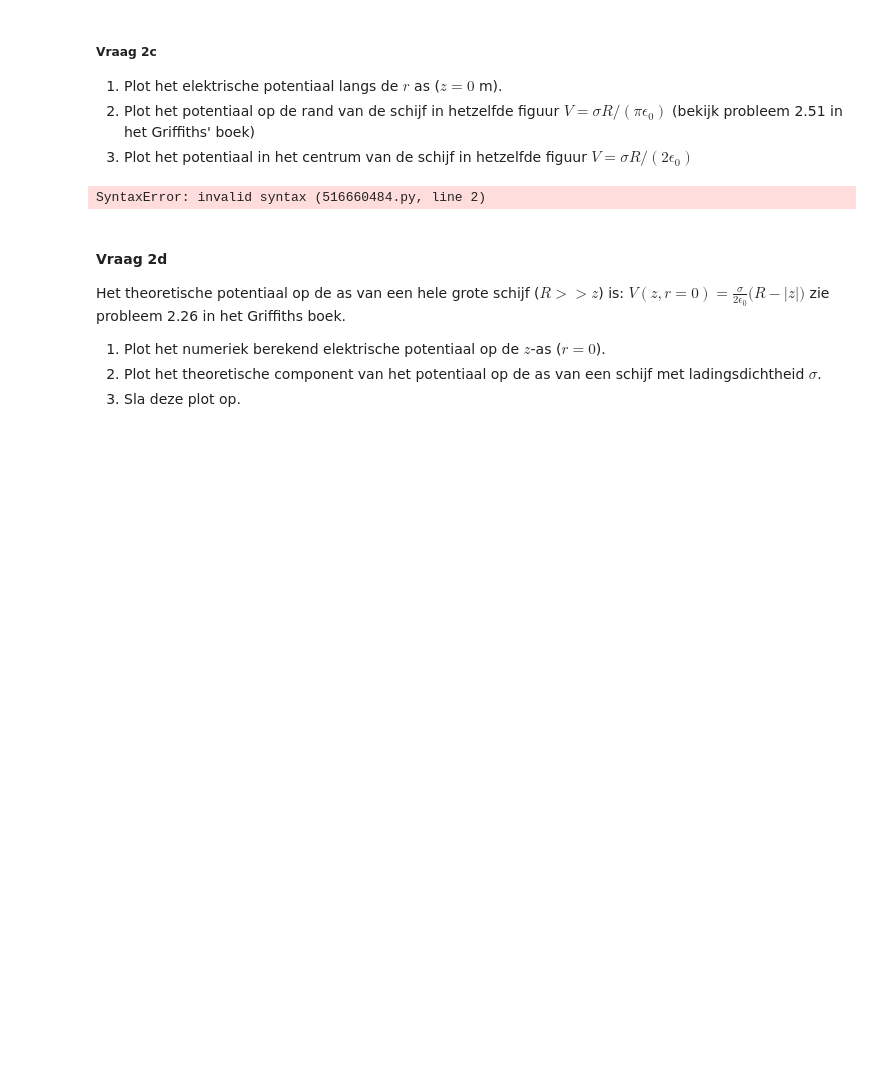
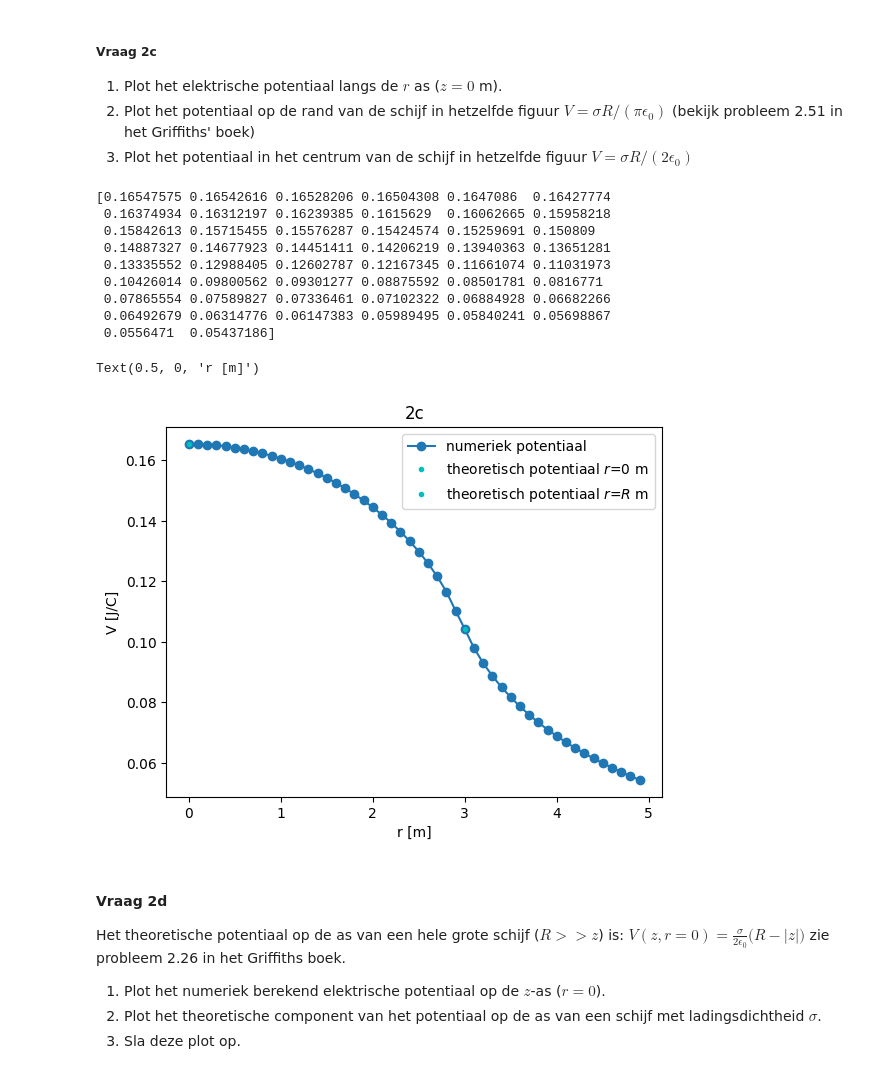
Before and after one commit to FS314159265358979323846264338/opdrachten-DEF-D, a Jupyter notebook: DigitaleOntwerpopdrachten/1CondensatorOpdracht/CondensatorOntwerpopdracht.ipynb, the cells around one changed output. Cells and saved outputs as stored; diff of their text form; code cells hidden in the pictures; blank space fills up the shorter version.

```diff
--- a/DigitaleOntwerpopdrachten/1CondensatorOpdracht/CondensatorOntwerpopdracht.ipynb
+++ b/DigitaleOntwerpopdrachten/1CondensatorOpdracht/CondensatorOntwerpopdracht.ipynb
@@ -200,22 +207,32 @@ Het aantal punten dat gebruikt wordt om de schijf te creëren is number_point_ch
 3. Plot het potentiaal in het centrum van de schijf in hetzelfde figuur $V = \sigma R/(2 \epsilon_0)$
 # %%
 # Vul deze code aan zodat deze vraag 2.3 beantwoord.
-idx_z_zero =
+idx_z_zero = np.argmin(abs(z))
 
-V_0 =  # potentiaal op r = 0
+V_0 =  V[idx_z_zero,0] # potentiaal op r = 0
 
-V_R =  # potentiaal op de straal van de schijf
-r_R =  # straal van de schijf
-
-plt.title(f"Jullie titel")
-plt.plot(r, V, "o-", label="numeriek potentiaal")
+V_R =  V[idx_z_zero,30] # potentiaal op de straal van de schijf
+r_R =  disk_radius # straal van de schijf
+print(V[idx_z_zero,:])
+plt.title(f"2c")
+plt.plot(r, V[idx_z_zero,:], "o-", label="numeriek potentiaal")
 plt.plot(0, V_0, "c.", label="theoretisch potentiaal $r$=0 m")
 plt.plot(r_R, V_R, "c.", label="theoretisch potentiaal $r$=$R$ m")
 plt.legend()
-plt.xlabel("Een relevante eenheid")
-plt.ylabel("Een relevante eenheid")
+plt.ylabel("V [J/C]")
+plt.xlabel("r [m]")
 # %% [output]
-SyntaxError: invalid syntax (516660484.py, line 2)
+[0.16547575 0.16542616 0.16528206 0.16504308 0.1647086  0.16427774
+ 0.16374934 0.16312197 0.16239385 0.1615629  0.16062665 0.15958218
+ 0.15842613 0.15715455 0.15576287 0.15424574 0.15259691 0.150809
+ 0.14887327 0.14677923 0.14451411 0.14206219 0.13940363 0.13651281
+ 0.13335552 0.12988405 0.12602787 0.12167345 0.11661074 0.11031973
+ 0.10426014 0.09800562 0.09301277 0.08875592 0.08501781 0.0816771
+ 0.07865554 0.07589827 0.07336461 0.07102322 0.06884928 0.06682266
+ 0.06492679 0.06314776 0.06147383 0.05989495 0.05840241 0.05698867
+ 0.0556471  0.05437186]
+Text(0.5, 0, 'r [m]')
+[figure, added]
 # %% [markdown]
 #### Vraag 2d
 
```
Also changed, not shown: parts of 3 cells of this notebook, 1 other file.
